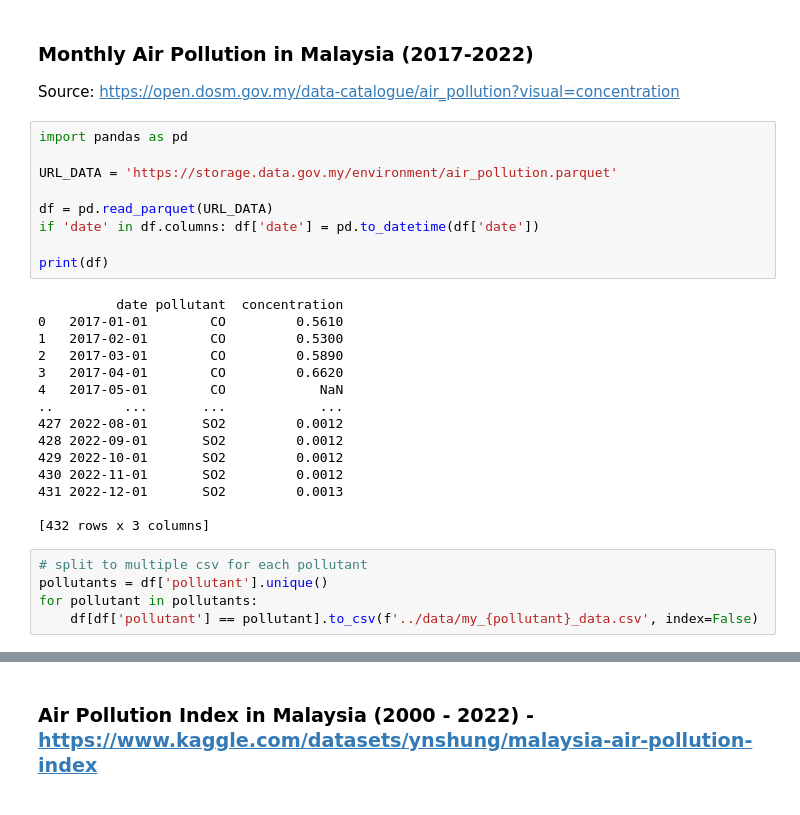
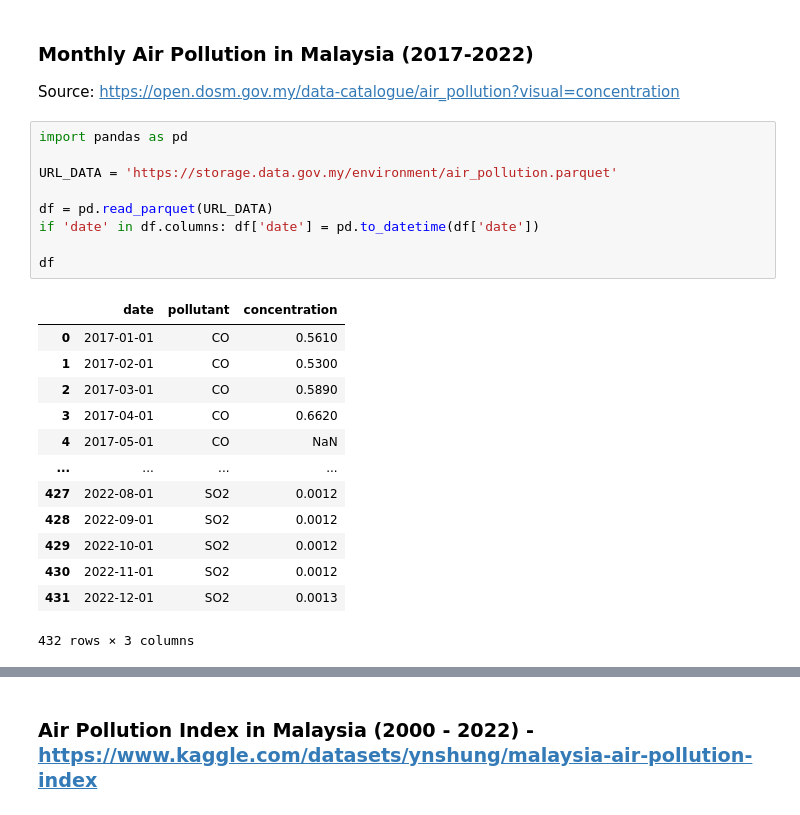
Before and after one commit to NotHLee/FIT3179_A2, a Jupyter notebook: data/cleaning.ipynb, the cells around one changed output, grey strips where cells are left out. Drawn from its saved outputs; the diff is of its cells as text.

```diff
--- a/data/cleaning.ipynb
+++ b/data/cleaning.ipynb
@@ -4,29 +4,23 @@ Source: https://open.dosm.gov.my/data-catalogue/air_pollution?visual=concentrati
 # %%
 import pandas as pd
 
 URL_DATA = 'https://storage.data.gov.my/environment/air_pollution.parquet'
 
 df = pd.read_parquet(URL_DATA)
 if 'date' in df.columns: df['date'] = pd.to_datetime(df['date'])
 
-print(df)
+df
 # %% [output]
+|  | date | pollutant | concentration |
+| 0 | 2017-01-01 | CO | 0.5610 |
+| 1 | 2017-02-01 | CO | 0.5300 |
+| 2 | 2017-03-01 | CO | 0.5890 |
+| 3 | 2017-04-01 | CO | 0.6620 |
+| 4 | 2017-05-01 | CO | NaN |
+| ... | ... | ... | ... |
+| 427 | 2022-08-01 | SO2 | 0.0012 |
+| 428 | 2022-09-01 | SO2 | 0.0012 |
+| 429 | 2022-10-01 | SO2 | 0.0012 |
+| 430 | 2022-11-01 | SO2 | 0.0012 |
+| 431 | 2022-12-01 | SO2 | 0.0013 |
-          date pollutant  concentration
-0   2017-01-01        CO         0.5610
-1   2017-02-01        CO         0.5300
-2   2017-03-01        CO         0.5890
-3   2017-04-01        CO         0.6620
-4   2017-05-01        CO            NaN
-..         ...       ...            ...
-427 2022-08-01       SO2         0.0012
-428 2022-09-01       SO2         0.0012
-429 2022-10-01       SO2         0.0012
-430 2022-11-01       SO2         0.0012
-431 2022-12-01       SO2         0.0013
-
-[432 rows x 3 columns]
+432 rows × 3 columns
-# %%
-# split to multiple csv for each pollutant
-pollutants = df['pollutant'].unique()
-for pollutant in pollutants:
-    df[df['pollutant'] == pollutant].to_csv(f'../data/my_{pollutant}_data.csv', index=False)
```
Also changed, not shown: parts of 11 cells of this notebook, 8 other files.
